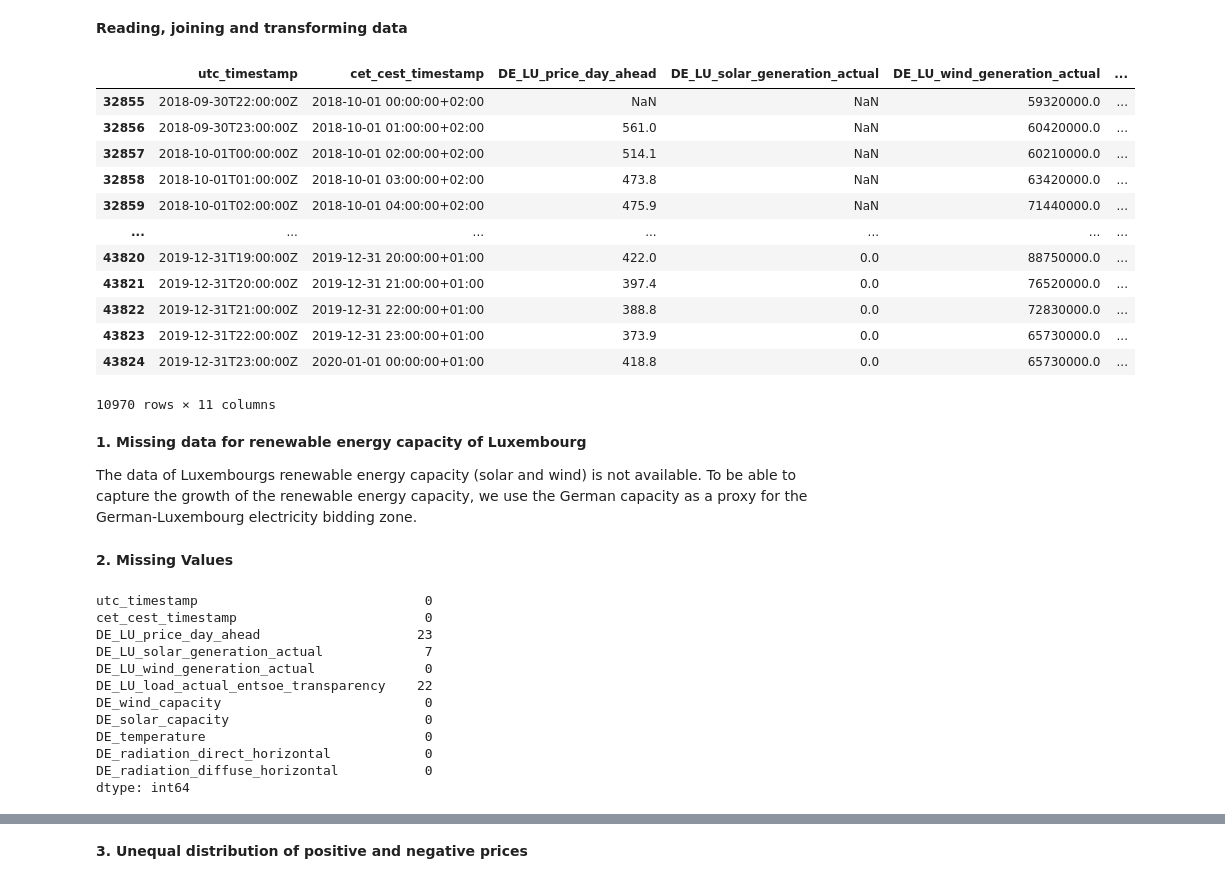
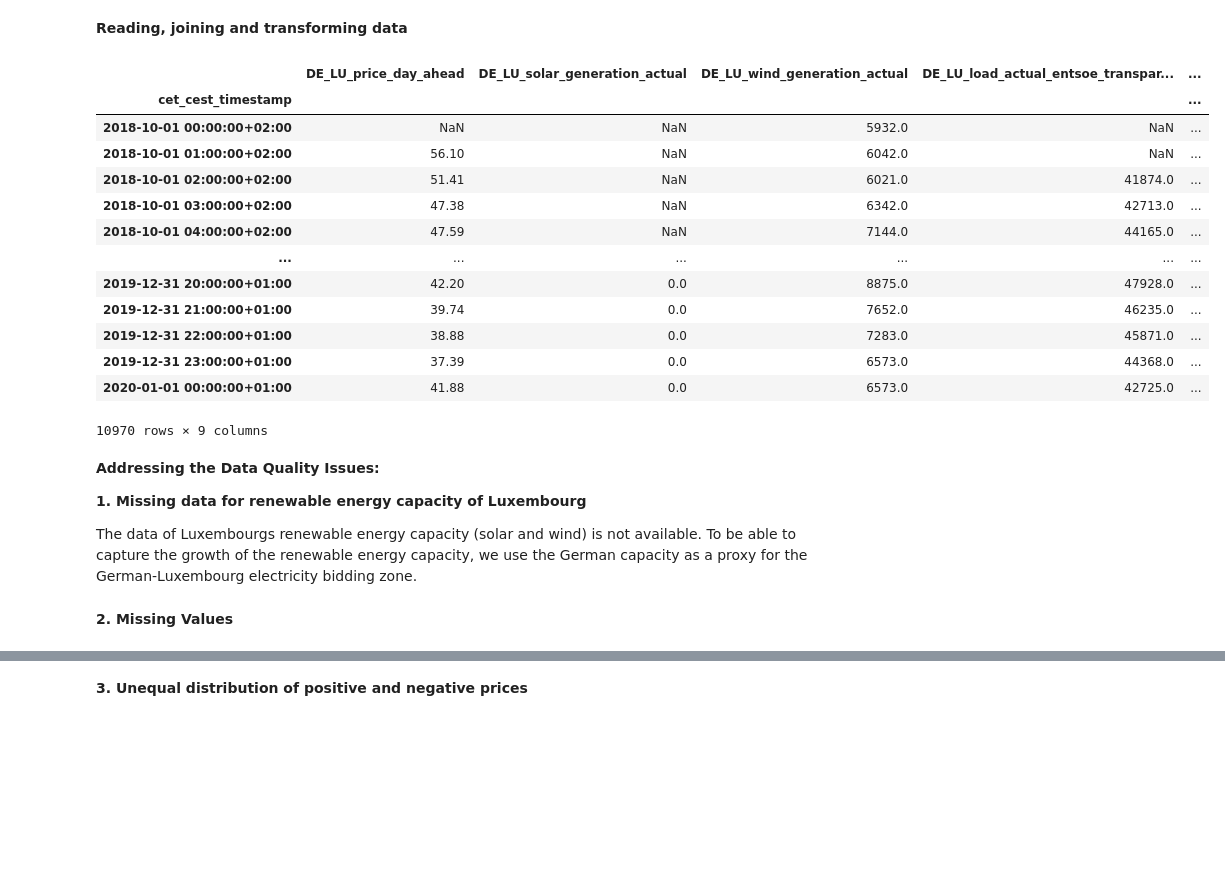
Before and after one commit to firrm/DAI, a Jupyter notebook: mission/proposals_st26/mission_proposal_group_T_P1.ipynb, the cells around one changed output, grey strips where cells are left out. Drawn from its saved outputs; the diff is of its cells as text; code cells hidden in the pictures; blank space fills up the shorter version.

```diff
--- a/mission/proposals_st26/mission_proposal_group_T_P1.ipynb
+++ b/mission/proposals_st26/mission_proposal_group_T_P1.ipynb
@@ -71,83 +71,64 @@ https://data.open-power-system-data.org/weather_data/
 **Reading, joining and transforming data**
 # %%
 import pandas as pd
-import matplotlib.pyplot as plt
 
-opsd = "/Users/lennart/coding/DAI/time_series_60min_singleindex.csv"
-weather = "/Users/lennart/coding/DAI/weather_data.csv"
+from pathlib import Path
 
-opsd = pd.read_csv(opsd,delimiter=";")
-weather = pd.read_csv(weather,delimiter=",")
+BASE = Path().resolve()
+DATA = BASE / "data"
 
+# Load OPSD data
+opsd = pd.read_csv(DATA / "time_series_60min_singleindex.csv", delimiter=",")
+
+# Load weather data
+weather = pd.read_csv(DATA / "weather_data.csv", delimiter=",")
+
+# reduce the data to the relevant columns
 opsd = opsd[[
     "utc_timestamp",
     "cet_cest_timestamp",
     "DE_LU_price_day_ahead",
     "DE_LU_solar_generation_actual",
     "DE_LU_wind_generation_actual",
     "DE_LU_load_actual_entsoe_transparency",
     "DE_wind_capacity",
     "DE_solar_capacity"]]
 
-
-
 weather = weather[[
     "utc_timestamp",
     "DE_temperature",
     "DE_radiation_direct_horizontal",
     "DE_radiation_diffuse_horizontal"]]
 
-
+# merge the two dataframes on the timestamp
 df = pd.merge(opsd, weather, on="utc_timestamp", how="inner")
 
-
+# filter the data to the relevant time period and convert the timestamp to the correct timezone
 df = df[df["cet_cest_timestamp"]>="2018-09-30T23:00:00Z"]
 df["cet_cest_timestamp"] = pd.to_datetime(df["cet_cest_timestamp"], utc=True).dt.tz_convert("Europe/Berlin")
-cols = [
-    "DE_LU_solar_generation_actual",
-    "DE_LU_wind_generation_actual",
-    "DE_LU_load_actual_entsoe_transparency",
-    "DE_wind_capacity",
-    "DE_solar_capacity"]
-
-
-for col in cols:
-    df[col] = df[col].str.replace(".", "").astype(float)
-
-df["DE_LU_price_day_ahead"] = pd.to_numeric(df["DE_LU_price_day_ahead"], errors='coerce')
+df = df.set_index("cet_cest_timestamp").drop(columns=["utc_timestamp"])
 df
 # %% [output]
-|  | utc_timestamp | cet_cest_timestamp | DE_LU_price_day_ahead | DE_LU_solar_generation_actual | DE_LU_wind_generation_actual | ... |
-| 32855 | 2018-09-30T22:00:00Z | 2018-10-01 00:00:00+02:00 | NaN | NaN | 59320000.0 | ... |
-| 32856 | 2018-09-30T23:00:00Z | 2018-10-01 01:00:00+02:00 | 561.0 | NaN | 60420000.0 | ... |
-| 32857 | 2018-10-01T00:00:00Z | 2018-10-01 02:00:00+02:00 | 514.1 | NaN | 60210000.0 | ... |
-| 32858 | 2018-10-01T01:00:00Z | 2018-10-01 03:00:00+02:00 | 473.8 | NaN | 63420000.0 | ... |
-| 32859 | 2018-10-01T02:00:00Z | 2018-10-01 04:00:00+02:00 | 475.9 | NaN | 71440000.0 | ... |
-| ... | ... | ... | ... | ... | ... | ... |
-| 43820 | 2019-12-31T19:00:00Z | 2019-12-31 20:00:00+01:00 | 422.0 | 0.0 | 88750000.0 | ... |
-| 43821 | 2019-12-31T20:00:00Z | 2019-12-31 21:00:00+01:00 | 397.4 | 0.0 | 76520000.0 | ... |
-| 43822 | 2019-12-31T21:00:00Z | 2019-12-31 22:00:00+01:00 | 388.8 | 0.0 | 72830000.0 | ... |
-| 43823 | 2019-12-31T22:00:00Z | 2019-12-31 23:00:00+01:00 | 373.9 | 0.0 | 65730000.0 | ... |
-| 43824 | 2019-12-31T23:00:00Z | 2020-01-01 00:00:00+01:00 | 418.8 | 0.0 | 65730000.0 | ... |
+|  | DE_LU_price_day_ahead | DE_LU_solar_generation_actual | DE_LU_wind_generation_actual | DE_LU_load_actual_entsoe_transpar... | ... |
+| cet_cest_timestamp |  |  |  |  | ... |
+| 2018-10-01 00:00:00+02:00 | NaN | NaN | 5932.0 | NaN | ... |
+| 2018-10-01 01:00:00+02:00 | 56.10 | NaN | 6042.0 | NaN | ... |
+| 2018-10-01 02:00:00+02:00 | 51.41 | NaN | 6021.0 | 41874.0 | ... |
+| 2018-10-01 03:00:00+02:00 | 47.38 | NaN | 6342.0 | 42713.0 | ... |
+| 2018-10-01 04:00:00+02:00 | 47.59 | NaN | 7144.0 | 44165.0 | ... |
+| ... | ... | ... | ... | ... | ... |
+| 2019-12-31 20:00:00+01:00 | 42.20 | 0.0 | 8875.0 | 47928.0 | ... |
+| 2019-12-31 21:00:00+01:00 | 39.74 | 0.0 | 7652.0 | 46235.0 | ... |
+| 2019-12-31 22:00:00+01:00 | 38.88 | 0.0 | 7283.0 | 45871.0 | ... |
+| 2019-12-31 23:00:00+01:00 | 37.39 | 0.0 | 6573.0 | 44368.0 | ... |
+| 2020-01-01 00:00:00+01:00 | 41.88 | 0.0 | 6573.0 | 42725.0 | ... |
-10970 rows × 11 columns
+10970 rows × 9 columns
 # %% [markdown]
+**Addressing the Data Quality Issues:**
+
+
 **1. Missing data for renewable energy capacity of Luxembourg**
 
 The data of Luxembourgs renewable energy capacity (solar and wind) is not available. To be able to capture the growth of the renewable energy capacity, we use the German capacity as a proxy for the German-Luxembourg electricity bidding zone.
 # %% [markdown]
 **2. Missing Values**
-# %%
-df.isna().sum()
-# %% [output]
-utc_timestamp                             0
-cet_cest_timestamp                        0
-DE_LU_price_day_ahead                    23
-DE_LU_solar_generation_actual             7
-DE_LU_wind_generation_actual              0
-DE_LU_load_actual_entsoe_transparency    22
-DE_wind_capacity                          0
-DE_solar_capacity                         0
-DE_temperature                            0
-DE_radiation_direct_horizontal            0
-DE_radiation_diffuse_horizontal           0
-dtype: int64
```
Also changed, not shown: parts of 14 cells of this notebook.
